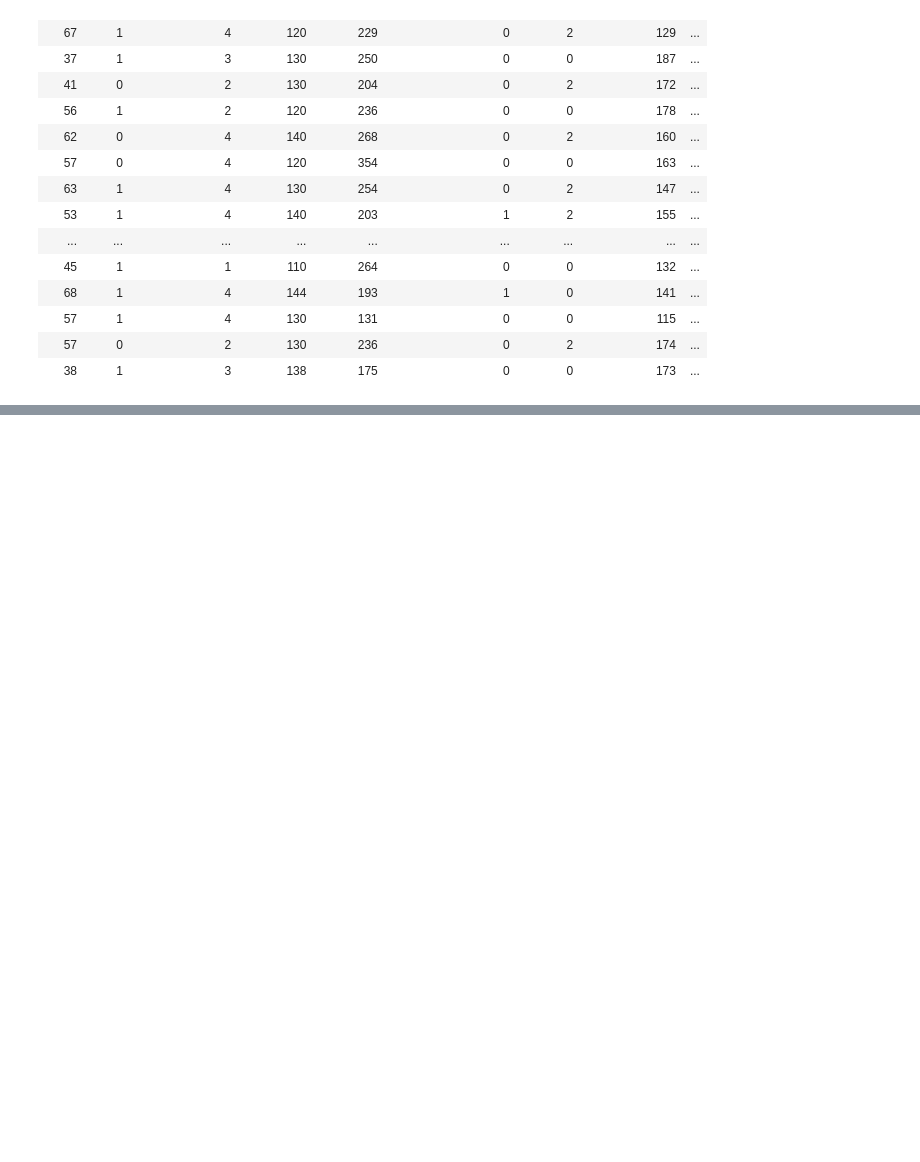
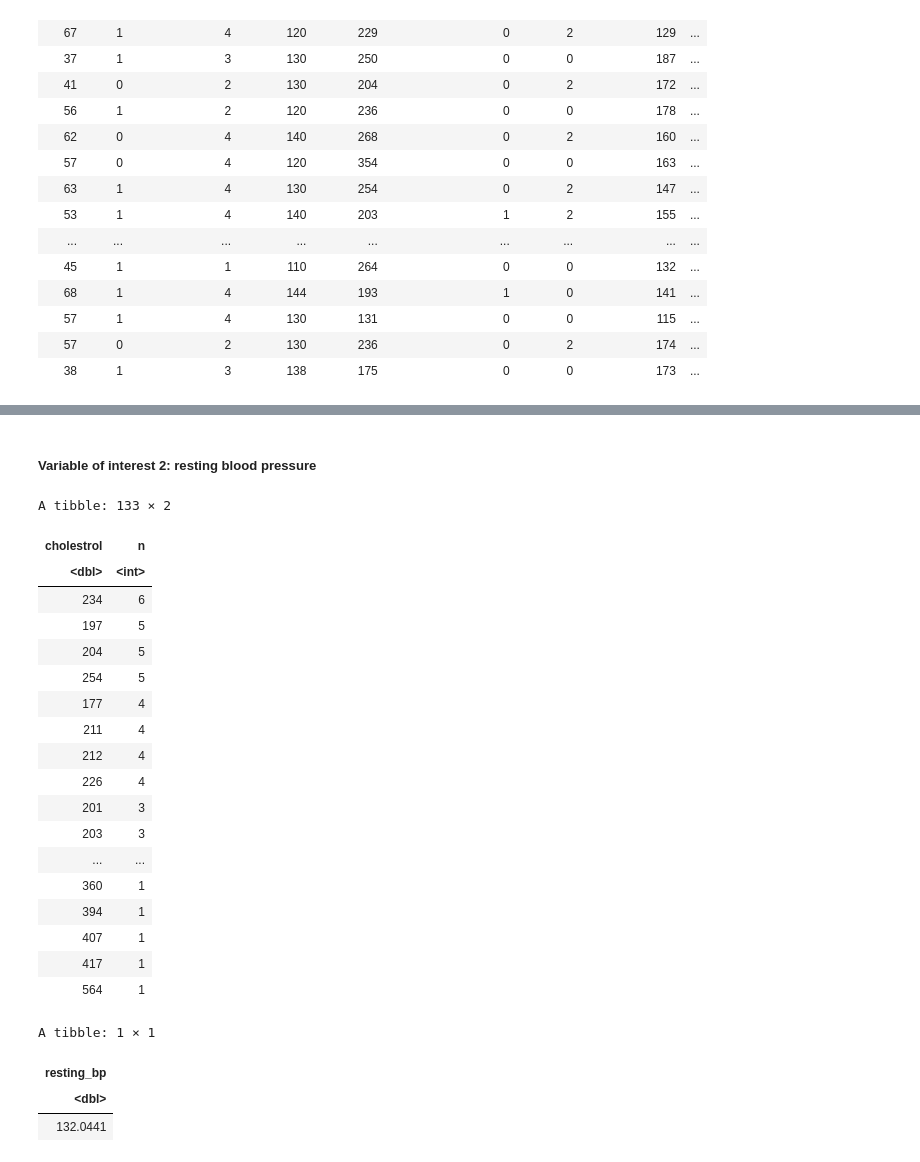
Before and after one commit to sanash43/DSCI100-Group42, a Jupyter notebook: ProjectData.ipynb, the cells around one changed output, grey strips where cells are left out. Drawn from its saved outputs; the diff is of its cells as text; code cells hidden in the pictures; blank space fills up the shorter version.

```diff
--- a/ProjectData.ipynb
+++ b/ProjectData.ipynb
@@ -90,0 +188,39 @@ A tibble: 303 × 10
+# %% [markdown]
+##### Variable of interest 2: resting blood pressure
+# %%
+bp_observations <- cleveland_training |>
+    group_by(resting_bp) |>
+    summarize(n = n()) |>
+    arrange(desc(n))
+
+cholestrol_observations
+
+avg_bp <- cleveland_training |>
+    summarize(resting_bp=mean(resting_bp, na.rm=TRUE)) |>
+    slice(1)
+
+avg_bp
+# %% [output]
+A tibble: 133 × 2
+| cholestrol | n |
+| <dbl> | <int> |
+| 234 | 6 |
+| 197 | 5 |
+| 204 | 5 |
+| 254 | 5 |
+| 177 | 4 |
+| 211 | 4 |
+| 212 | 4 |
+| 226 | 4 |
+| 201 | 3 |
+| 203 | 3 |
+| ... | ... |
+| 360 | 1 |
+| 394 | 1 |
+| 407 | 1 |
+| 417 | 1 |
+| 564 | 1 |
+A tibble: 1 × 1
+| resting_bp |
+| <dbl> |
+| 132.0441 |
```
Also changed, not shown: parts of 20 cells of this notebook.
